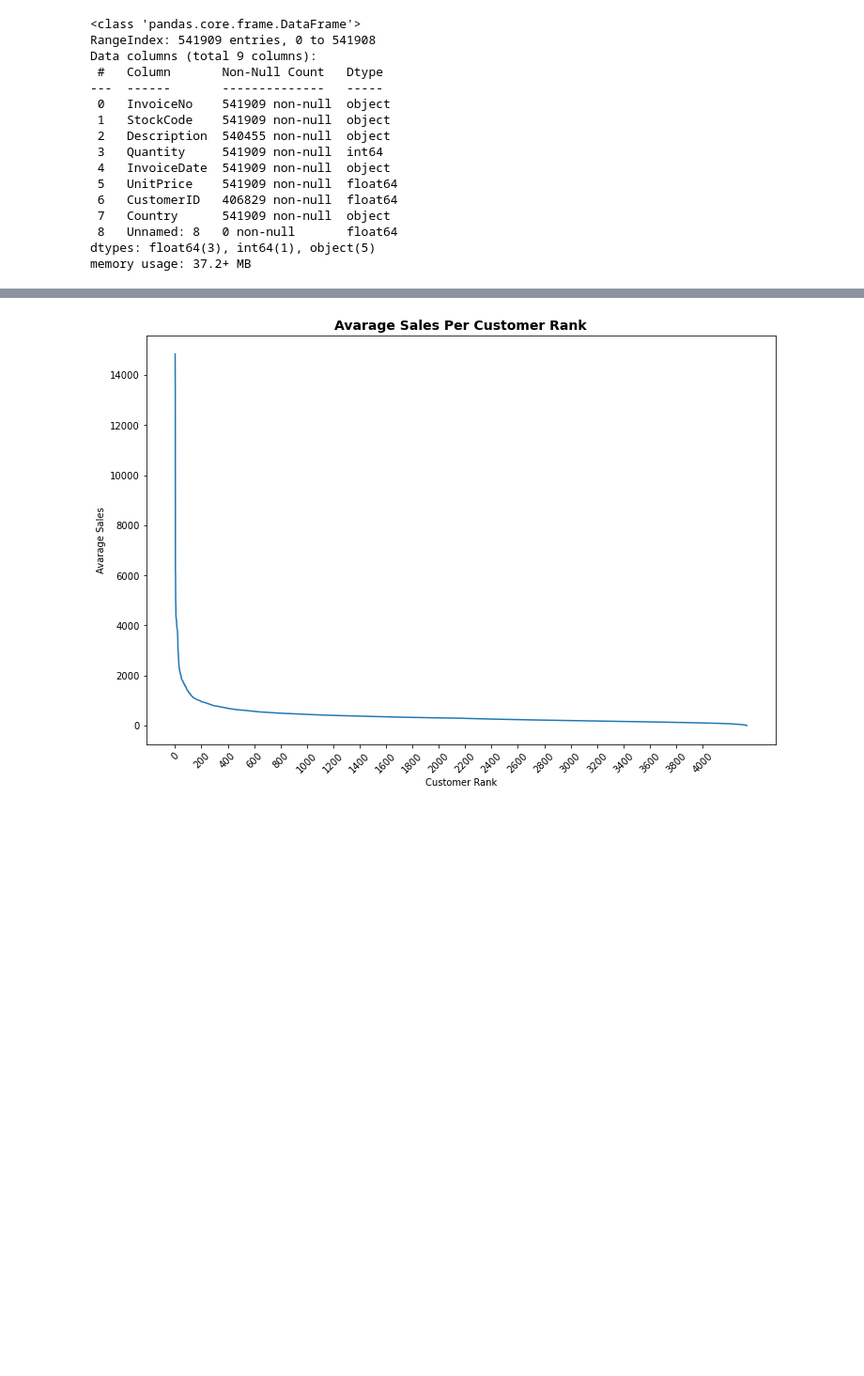
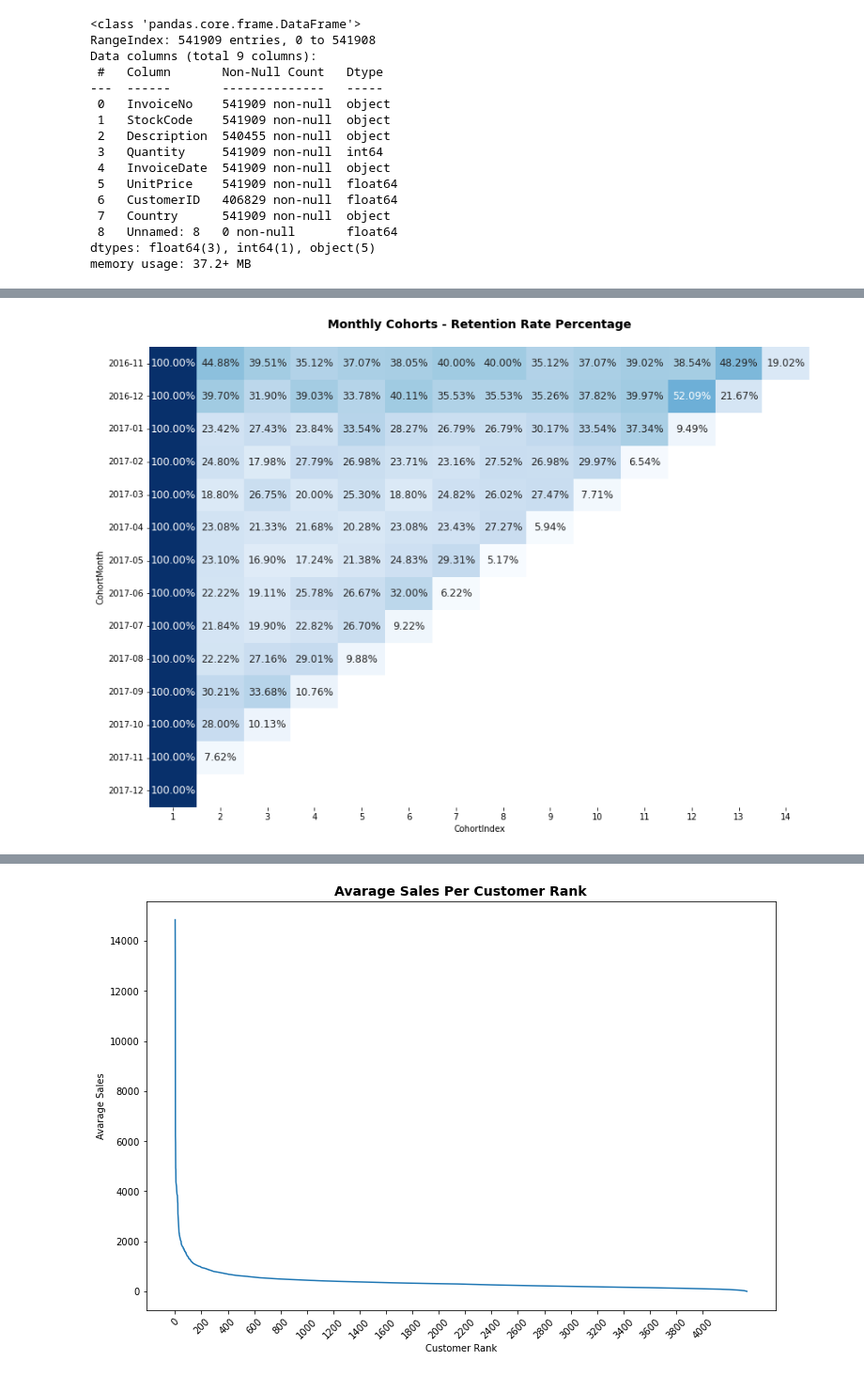
Before and after one commit to alyssonvidal/E-Commerce-Clusterization, a Jupyter notebook: notebooks/part02_eda.ipynb, the cells around one changed output, grey strips where cells are left out. Shown at 94% size. Cells and saved outputs as stored; diff of their text form; code cells hidden in the pictures; blank space fills up the shorter version.

```diff
--- a/notebooks/part02_eda.ipynb
+++ b/notebooks/part02_eda.ipynb
@@ -67,0 +81,7 @@ data_eda=data.copy()
+# %%
+cohort_data = data_eda.groupby(["CohortMonth","CohortIndex"])["CustomerID"].nunique().reset_index().rename(columns={'CustomerID':'UniqueCustomers'})
+
+#cohort_data = data_eda.groupby(["CohortMonth","CohortIndex"])["CustomerID"].apply(pd.Series.nunique).reset_index()
+# %%
+cohort_pivot = cohort_data.pivot(index = "CohortMonth", columns = "CohortIndex", values = "UniqueCustomers")
+cohort_pivot.index = cohort_pivot.index.strftime("%Y-%m")
@@ -67,0 +90,3 @@ data_eda=data.copy()
+# %%
+cohort_sizes = cohort_pivot.iloc[:, 0]
+retention = cohort_pivot.divide(cohort_sizes, axis = 0)
@@ -67,0 +95,8 @@ data_eda=data.copy()
+# %%
+fig, ax = plt.subplots(figsize = (14, 10))
+sns.heatmap(retention, cmap = "Blues", annot = True, fmt = ".2%", annot_kws = {"fontsize": 12}, cbar = False, ax = ax)
+plt.title("Monthly Cohorts - Retention Rate Percentage\n", fontsize=14, fontweight='bold')
+plt.savefig("..//images//cohort_percentage.png")
+plt.show()
+# %% [output]
+[figure, added]
```
Also changed, not shown: parts of 36 cells of this notebook, 10 other files.
